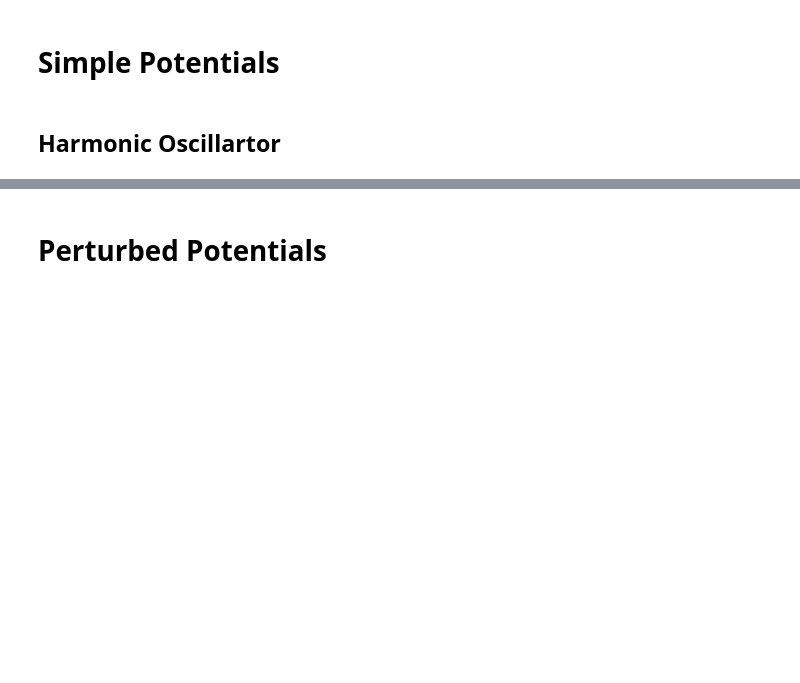
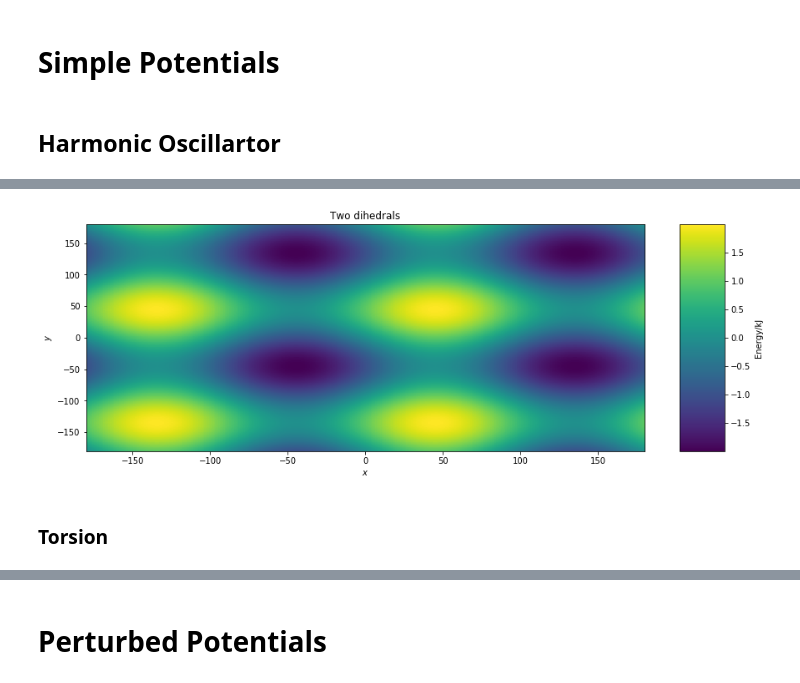
Before and after one commit to dfhahn/ConveyorBelt, a Jupyter notebook: examples/examplePotential1D.ipynb, the cells around one changed output, grey strips where cells are left out. Cells and saved outputs as stored; diff of their text form; code cells hidden in the pictures; blank space fills up the shorter version.

```diff
--- a/examples/examplePotential1D.ipynb
+++ b/examples/examplePotential1D.ipynb
@@ -61,0 +88,14 @@ plt.ylim((-100,100))
+# %%
+from src.potential1D import wavePotential
+from visualisation.plotPotentials import plot_2DEnergy_landscape
+
+wave1=wavePotential(multiplicity=2)
+wave2=wavePotential(multiplicity=2)
+positions=np.linspace(-180, 180, 360)
+
+plot_2DEnergy_landscape(potential1=wave1, potential2=wave2, positions1=positions, positions2=positions,
+                                  title="Two dihedrals")
+# %% [output]
+[figure, added]
+# %% [markdown]
+### Torsion
```
Also changed, not shown: parts of 21 cells of this notebook, 3 other files.
